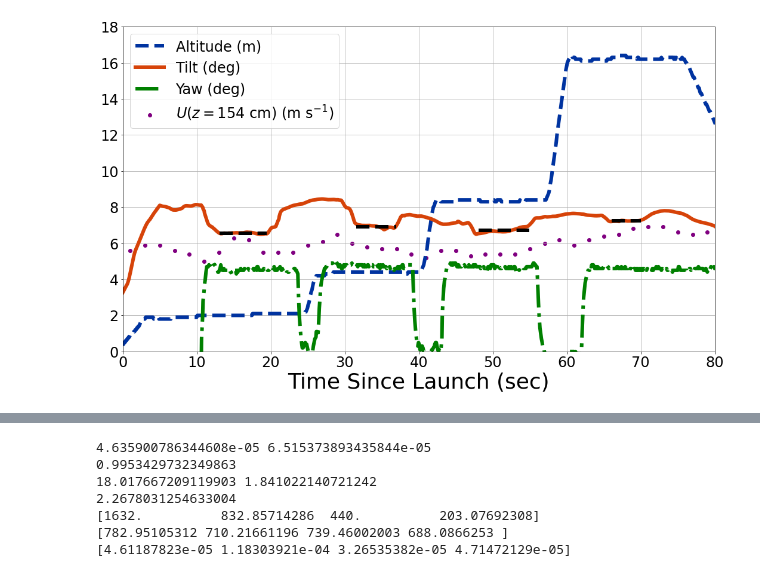
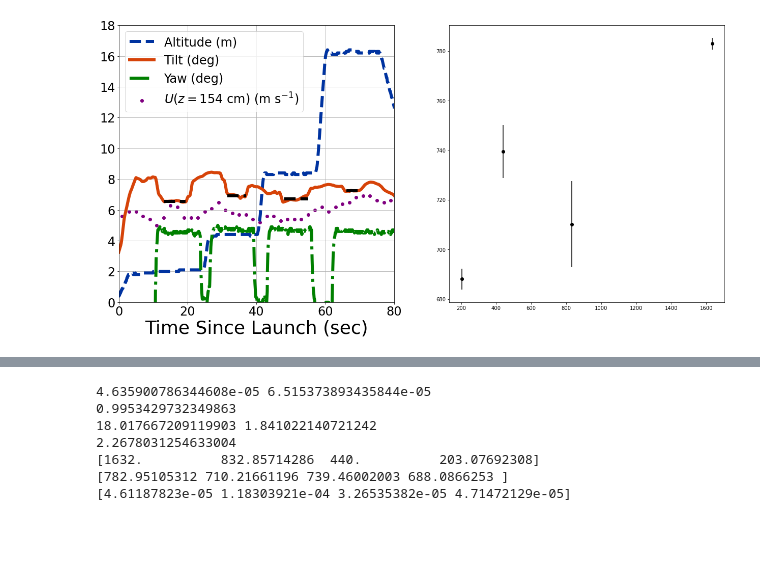
Before and after one commit to BoiseStatePlanetary/Optimizing-Number-and-Placement-of-Anemometers, a Jupyter notebook: figures and data/Inspecting Flight Files.ipynb, the cells around one changed output, grey strips where cells are left out. Saved outputs shown, nothing was run; the diff lists cells and outputs as text; code cells hidden in the pictures; blank space fills up the shorter version.

```diff
--- a/figures and data/Inspecting Flight Files.ipynb
+++ b/figures and data/Inspecting Flight Files.ipynb
@@ -35,8 +35,9 @@ def calc_mean_tilt_and_alt(time, tilt, alt, min_time, max_time):
 # %%
 # This is the one figure you actually used in the paper.
 
-fig = plt.figure(figsize=(10*aspect_ratio, 10))
-ax = fig.add_subplot(111)
+fig = plt.figure(figsize=(12*aspect_ratio, 10))
+ax1 = fig.add_subplot(121)
+ax2 = fig.add_subplot(122)
 
 # 2, 4, 8, 16 m altitude with 10-s dwells with yaw signaling
 filename ="Field_Experiments/Drone_Experiments/2022-06-08_17-40-07_v2 - profile.csv"
@@ -60,19 +61,22 @@ time = 1. + np.arange(0, 2.*(len(winddata[start_index:, 7])), 2)
 N = 100 # measurements every 0.1 of a second
 filtered_tilt = np.convolve(tilt, np.ones(N)/N, mode='same')
 drone_time = data['timemillisecond']/1000
-ax.plot(drone_time, data['altitudem'], ls='--', lw=6, color=BoiseState_blue, label="Altitude (m)")
-ax.plot(drone_time, filtered_tilt, lw=6, color=BoiseState_orange, label="Tilt (deg)")
-ax.plot(drone_time, data['yawdeg'], lw=6, ls='-.', color='green', label="Yaw (deg)")
+ax1.plot(drone_time, data['altitudem'], ls='--', lw=6, color=BoiseState_blue, label="Altitude (m)")
 
-ax.scatter(time, winddata[start_index:, 7], color='purple',
+print(np.std(np.abs(data['altitudem'][1:] - data['altitudem'][:-1])))
+
+ax1.plot(drone_time, filtered_tilt, lw=6, color=BoiseState_orange, label="Tilt (deg)")
+ax1.plot(drone_time, data['yawdeg'], lw=6, ls='-.', color='green', label="Yaw (deg)")
+
+ax1.scatter(time, winddata[start_index:, 7], color='purple',
         label=r'$U(z = {\rm 154\ cm})\ \left({\rm m\ s^{-1}} \right)$')
 
-ax.tick_params(labelsize=24)
-ax.set_xlabel("Time Since Launch (sec)", fontsize=36)
-ax.legend(loc='upper left', fontsize=24)
-ax.grid(True)
-ax.set_xlim([0, 80])
-ax.set_ylim([0, 18])
+ax1.tick_params(labelsize=24)
+ax1.set_xlabel("Time Since Launch (sec)", fontsize=36)
+ax1.legend(loc='upper left', fontsize=24)
+ax1.grid(True)
+ax1.set_xlim([0, 80])
+ax1.set_ylim([0, 18])
 
 #### Calculate average tilt during profiling times ####
 min_time = 13
@@ -83,7 +87,7 @@ means_tilt = np.array([cur_mean_tilt])
 means_alt = np.array([cur_mean_alt])
 sigmas_tilt = np.array([cur_sigma_tilt])
 sigmas_alt = np.array([cur_sigma_alt])
-ax.plot(drone_time[profile_point], cur_mean_tilt*np.ones_like(drone_time[profile_point]),
+ax1.plot(drone_time[profile_point], cur_mean_tilt*np.ones_like(drone_time[profile_point]),
        lw=6, ls='--', color='k')
 
 min_time = 31.5
@@ -94,7 +98,7 @@ means_tilt = np.append(cur_mean_tilt, means_tilt)
 means_alt = np.append(cur_mean_alt, means_alt)
 sigmas_tilt = np.append(cur_sigma_tilt, sigmas_tilt)
 sigmas_alt = np.append(cur_sigma_alt, sigmas_alt)
-ax.plot(drone_time[profile_point], cur_mean_tilt*np.ones_like(drone_time[profile_point]),
+ax1.plot(drone_time[profile_point], cur_mean_tilt*np.ones_like(drone_time[profile_point]),
        lw=6, ls='--', color='k')
 
 min_time = 48
@@ -105,7 +109,7 @@ means_tilt = np.append(cur_mean_tilt, means_tilt)
 means_alt = np.append(cur_mean_alt, means_alt)
 sigmas_tilt = np.append(cur_sigma_tilt, sigmas_tilt)
 sigmas_alt = np.append(cur_sigma_alt, sigmas_alt)
-ax.plot(drone_time[profile_point], cur_mean_tilt*np.ones_like(drone_time[profile_point]),
+ax1.plot(drone_time[profile_point], cur_mean_tilt*np.ones_like(drone_time[profile_point]),
        lw=6, ls='--', color='k')
 
 min_time = 66
@@ -116,8 +120,52 @@ means_tilt = np.append(cur_mean_tilt, means_tilt)
 means_alt = np.append(cur_mean_alt, means_alt)
 sigmas_tilt = np.append(cur_sigma_tilt, sigmas_tilt)
 sigmas_alt = np.append(cur_sigma_alt, sigmas_alt)
-ax.plot(drone_time[profile_point], cur_mean_tilt*np.ones_like(drone_time[profile_point]),
+ax1.plot(drone_time[profile_point], cur_mean_tilt*np.ones_like(drone_time[profile_point]),
        lw=6, ls='--', color='k')
 
+### Adding in the inferred wind profile ###
+kappa = 0.4
+
+# ax.errorbar(means_alt, means_tilt, marker='o', xerr=sigmas_alt, yerr=sigmas_tilt, color='k', ls='')
+
+# Convert tilt to wind speed
+slope = 1.4 # pm 0.1 m/s/deg
+intercept = -2.3 # pm 0.8 m/s
+means_wind = np.polyval([slope, intercept], means_tilt)
+sigmas_wind = slope*sigmas_tilt
+
+# convert everything to cm
+x = means_alt*100
+y = means_wind*100
+y_sigma = sigmas_wind*100
+
+# Toss outlier
+# x = np.delete(x, 2)
+# y = np.delete(y, 2)
+# y_sigma = np.delete(y_sigma, 2)
+
+ax2.errorbar(x, y, marker='o', yerr=y_sigma, color='k', ls='')
+
+log_z = np.log(x/np.min(x))
+popt, pcov = curve_fit(lin_fit, log_z, y, sigma=y_sigma)
+unc = np.sqrt(np.diag(pcov))
+ustar = calc_ustar_from_slope(kappa, popt[0])
+sigma_ustar = calc_sigma_ustar(kappa, unc[0])
+zstar = calc_zstar_from_slope_and_intercept(np.min(x), popt[0], popt[1])
+sigma_zstar = calc_sigma_zstar(popt[0], zstar, unc[0], popt[1], unc[1], np.abs(pcov[0,1]))
+
+print(zstar, sigma_zstar)
+best_fit_zstar = 0.01
+best_fit_zstar_sigma = 0.01
+print(np.abs(zstar - best_fit_zstar)/np.sqrt(sigma_zstar**2 + best_fit_zstar_sigma**2))
+print(ustar, sigma_ustar)
+best_fit_ustar = 26.
+best_fit_ustar_sigma = 3.
+print(np.abs(ustar - best_fit_ustar)/np.sqrt(sigma_ustar**2 + best_fit_ustar_sigma**2))
+
+print(x)
+print(y)
+print(x*np.exp(-kappa*y/ustar))
+
 # fig.savefig("../../wind_profile_experiment_2022-06-07_16-53-23_v2.jpg", dpi=300, bbox_inches="tight")
 # %% [output]
@@ -125 +174 @@ ax.plot(drone_time[profile_point], cur_mean_tilt*np.ones_like(drone_time[profile
-[figure, old version]
+[figure, new version]
```
Also changed, not shown: parts of 2 cells of this notebook, 2 other files.
